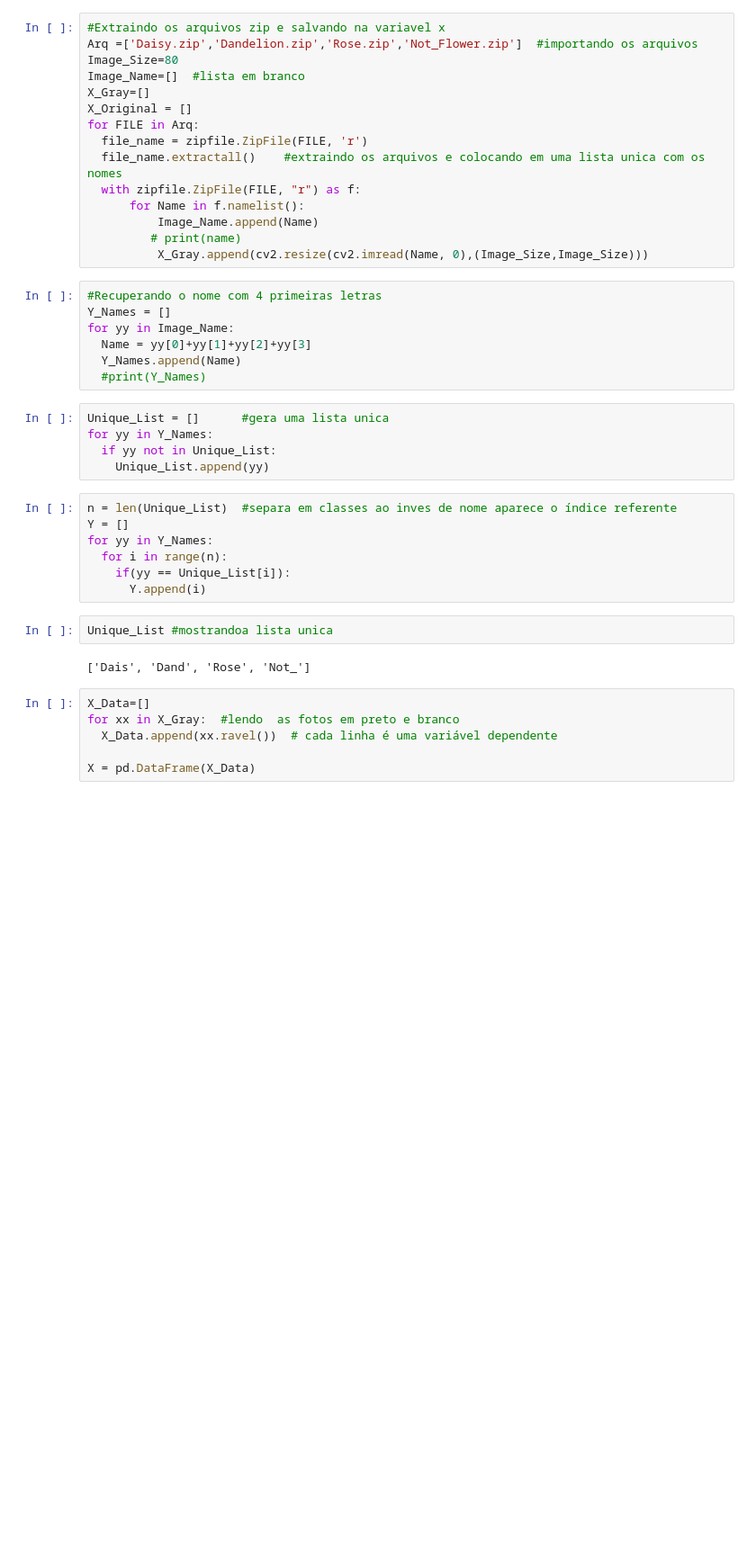
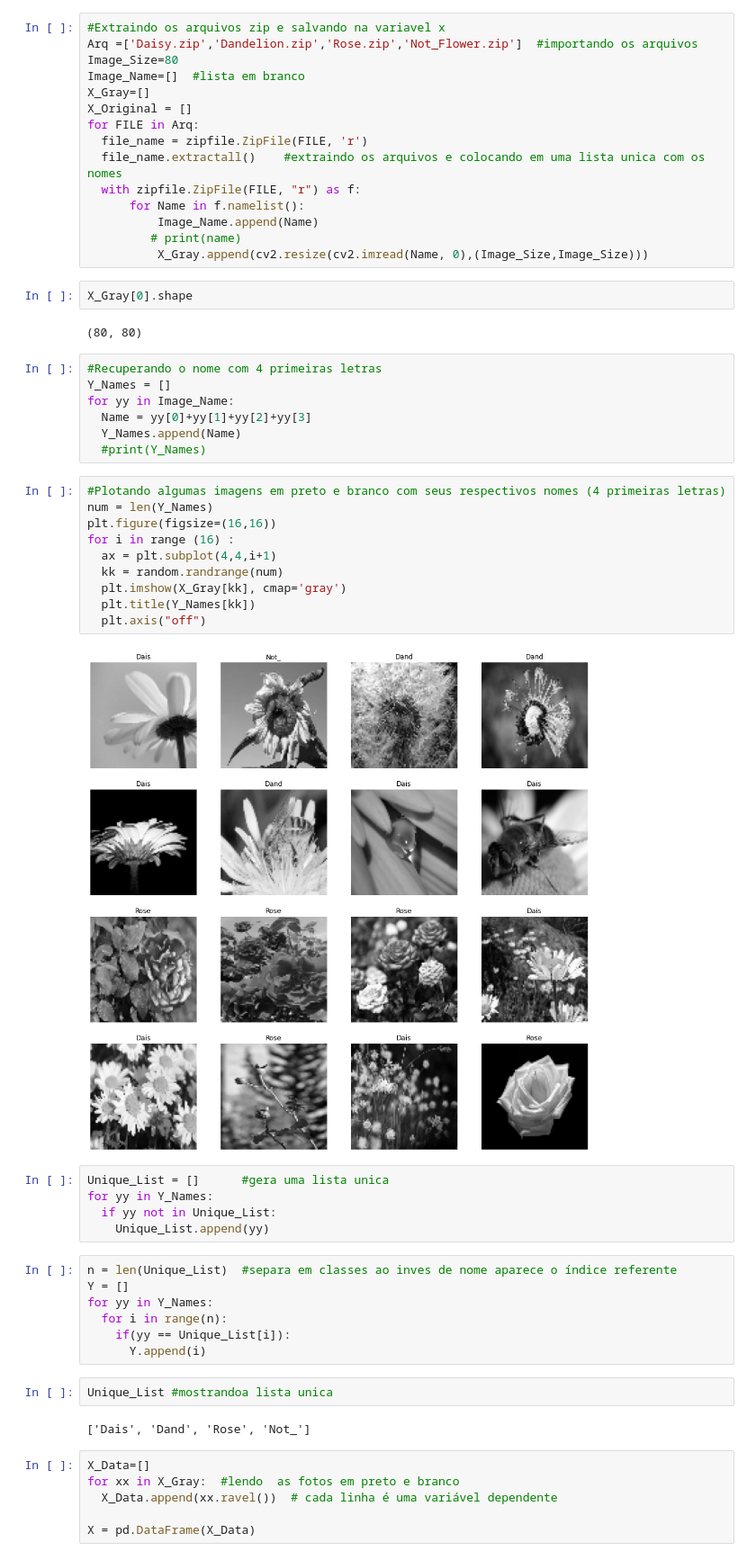
Before and after one commit to thessafuzaro/Trabalho_Imagens, a Jupyter notebook: Cassificacao_Imagens_MLPClassifier.ipynb, the cells around one changed output. Shown: that part at 90% size. Saved outputs shown, nothing was run; the diff lists cells and outputs as text; blank space fills up the shorter version.

```diff
--- a/Cassificacao_Imagens_MLPClassifier.ipynb
+++ b/Cassificacao_Imagens_MLPClassifier.ipynb
@@ -43,6 +43,10 @@ for FILE in Arq:
           Image_Name.append(Name)
          # print(name)
           X_Gray.append(cv2.resize(cv2.imread(Name, 0),(Image_Size,Image_Size)))
+# %%
+X_Gray[0].shape
+# %% [output]
+(80, 80)
 # %%
 #Recuperando o nome com 4 primeiras letras
 Y_Names = []
@@ -50,6 +54,18 @@ for yy in Image_Name:
   Name = yy[0]+yy[1]+yy[2]+yy[3]
   Y_Names.append(Name)
   #print(Y_Names)
+# %%
+#Plotando algumas imagens em preto e branco com seus respectivos nomes (4 primeiras letras)
+num = len(Y_Names)
+plt.figure(figsize=(16,16))
+for i in range (16) :
+  ax = plt.subplot(4,4,i+1)
+  kk = random.randrange(num)
+  plt.imshow(X_Gray[kk], cmap='gray')
+  plt.title(Y_Names[kk])
+  plt.axis("off")
+# %% [output]
+[figure, added]
 # %%
 Unique_List = []      #gera uma lista unica
 for yy in Y_Names:
```
Also changed, not shown: parts of 9 cells of this notebook.
